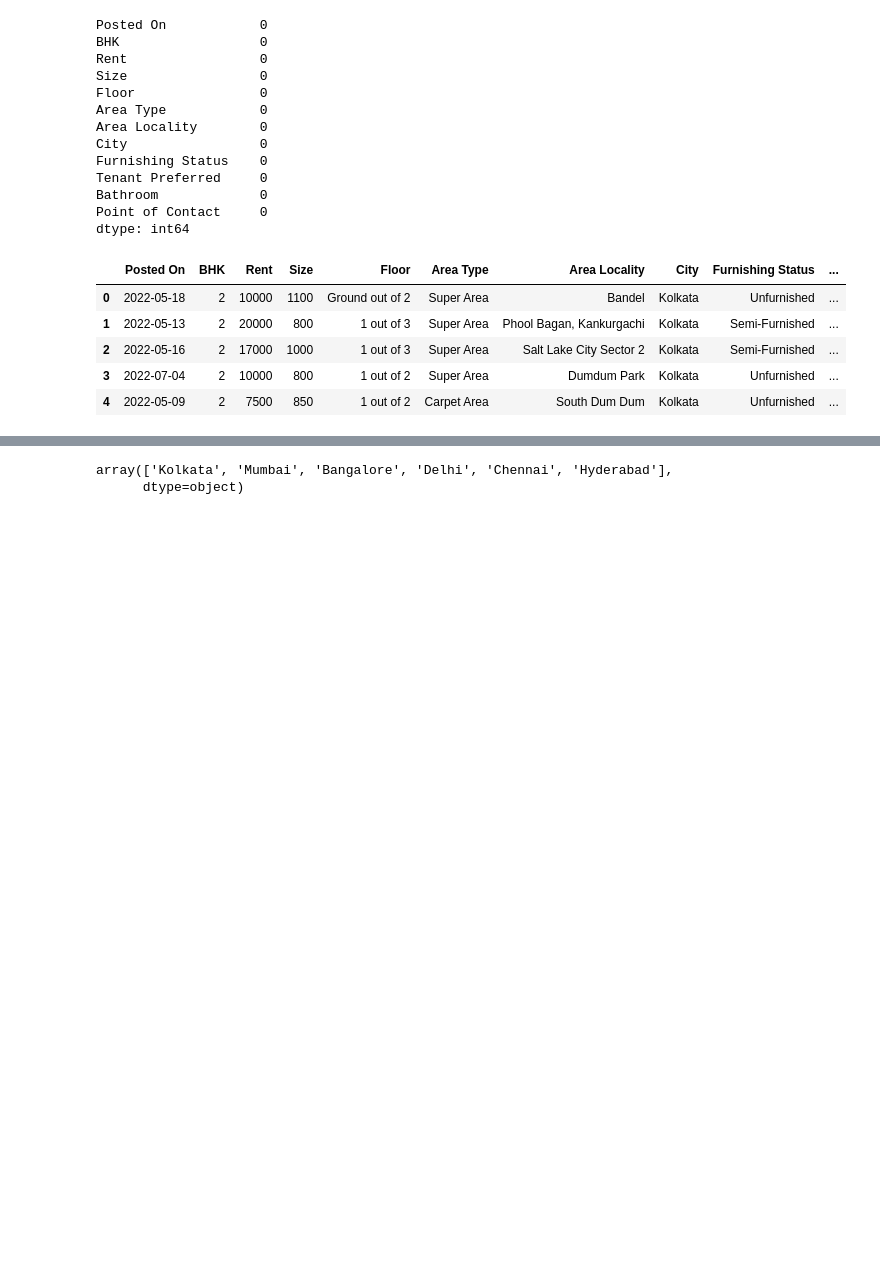
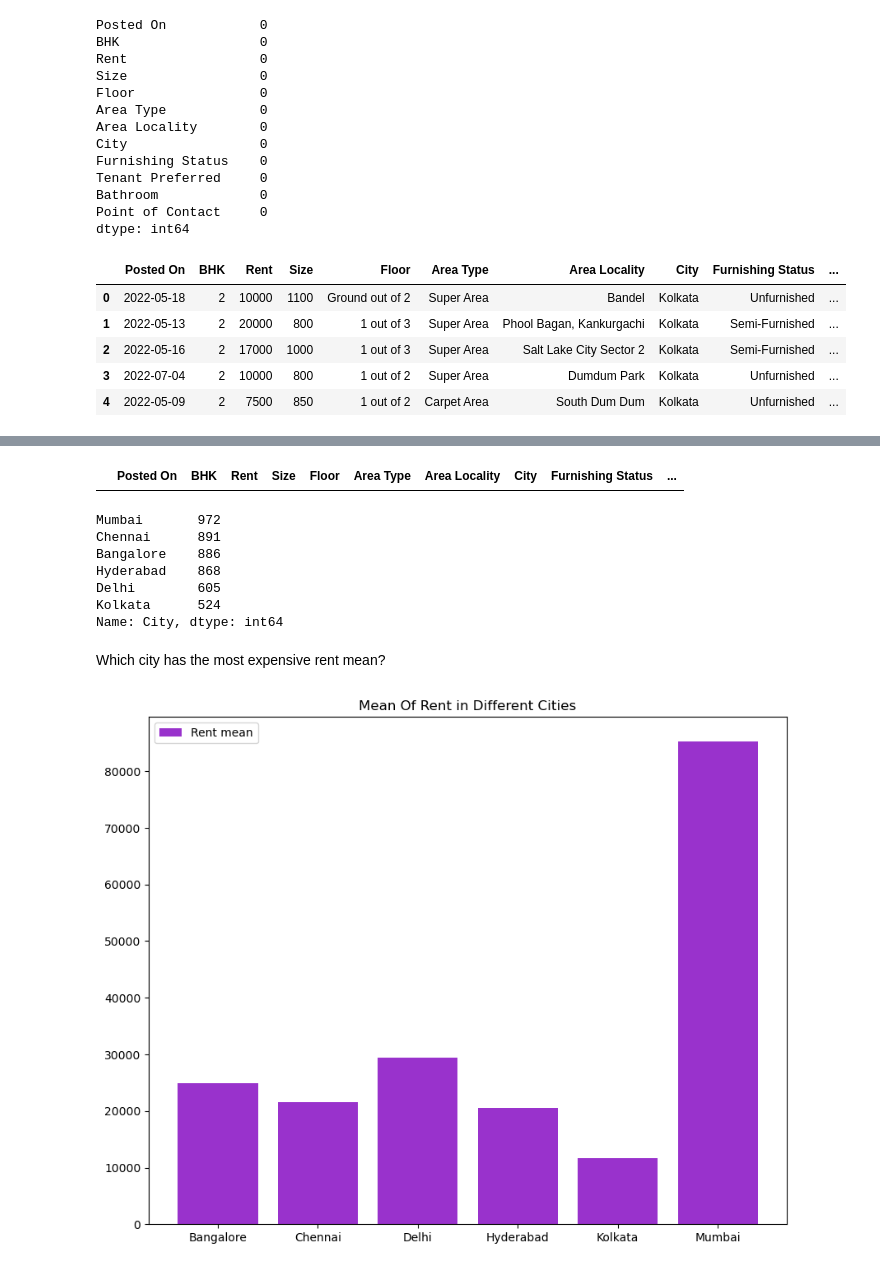
Before and after one commit to mayraesilva/House-Rent-Analysis, a Jupyter notebook: House_rent_analysis.ipynb, the cells around one changed output, grey strips where cells are left out. Drawn from its saved outputs; the diff is of its cells as text; code cells hidden in the pictures; blank space fills up the shorter version.

Commit message:
mean of rent per city

```diff
--- a/House_rent_analysis.ipynb
+++ b/House_rent_analysis.ipynb
@@ -81,3 +81,5 @@ rent_dataset.head()
 | 2 | 2022-05-16 | 2 | 17000 | 1000 | 1 out of 3 | Super Area | Salt Lake City Sector 2 | Kolkata | Semi-Furnished | ... |
 | 3 | 2022-07-04 | 2 | 10000 | 800 | 1 out of 2 | Super Area | Dumdum Park | Kolkata | Unfurnished | ... |
 | 4 | 2022-05-09 | 2 | 7500 | 850 | 1 out of 2 | Carpet Area | South Dum Dum | Kolkata | Unfurnished | ... |
+# %%
+rent_dataset['Size in SqrM'] = rent_dataset['Size'] / 10.764
@@ -84,5 +109,27 @@ rent_dataset.head()
+# %%
+# Checking if there are duplicated values
+rent_dataset[rent_dataset.duplicated()]
+# %% [output]
+|  | Posted On | BHK | Rent | Size | Floor | Area Type | Area Locality | City | Furnishing Status | ... |
 # %%
-rent_dataset['City'].unique()
+rent_dataset['City'].value_counts()
 # %% [output]
-array(['Kolkata', 'Mumbai', 'Bangalore', 'Delhi', 'Chennai', 'Hyderabad'],
-      dtype=object)
+Mumbai       972
+Chennai      891
+Bangalore    886
+Hyderabad    868
+Delhi        605
+Kolkata      524
+Name: City, dtype: int64
+# %% [markdown]
+Which city has the most expensive rent mean?
+# %%
+rent_mean_cities = rent_dataset.groupby('City')['Rent'].mean().sort_index()
+# %%
+plt.figure(figsize=(10,8))
+plt.bar(rent_mean_cities.index, rent_mean_cities.values, width=0.8, label='Rent mean', color='darkorchid')
+plt.legend()
+plt.title('Mean Of Rent in Different Cities')
+plt.show()
+# %% [output]
+[figure, added]
```
Also changed, not shown: parts of 3 cells of this notebook.
